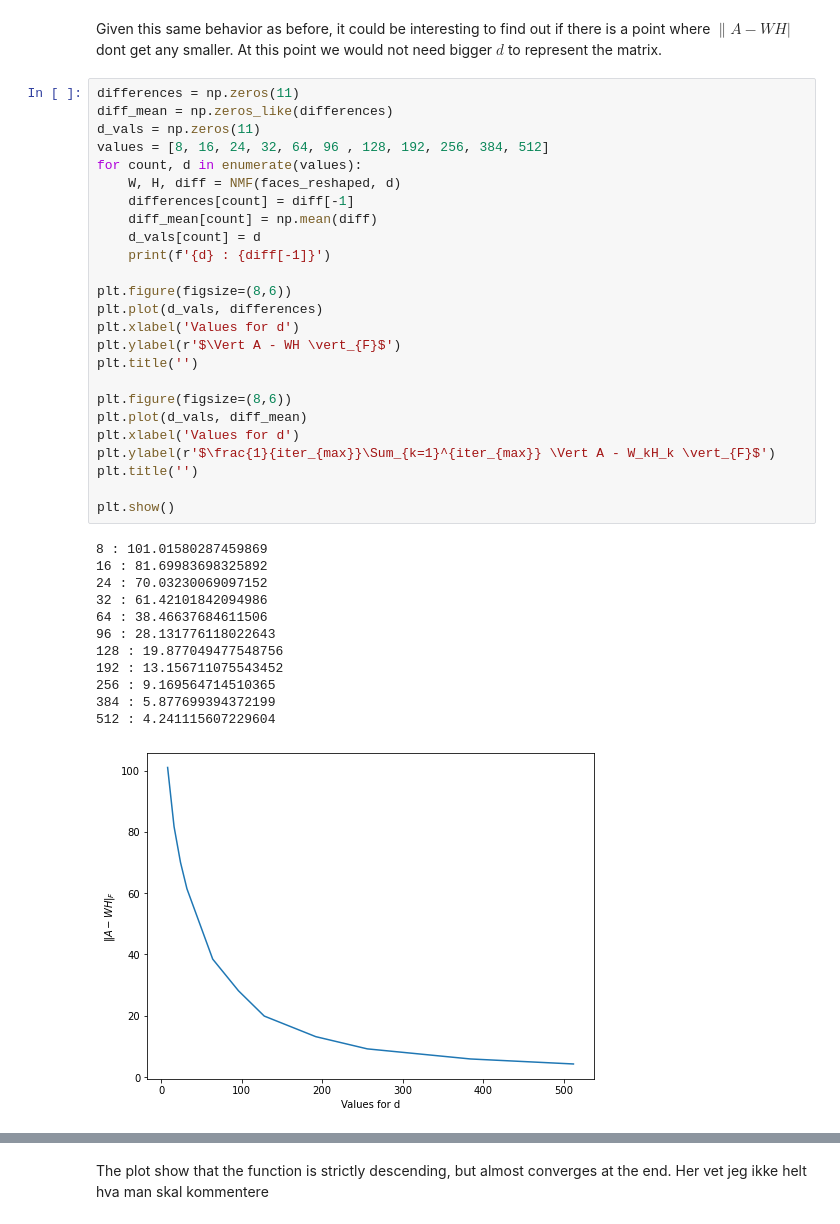
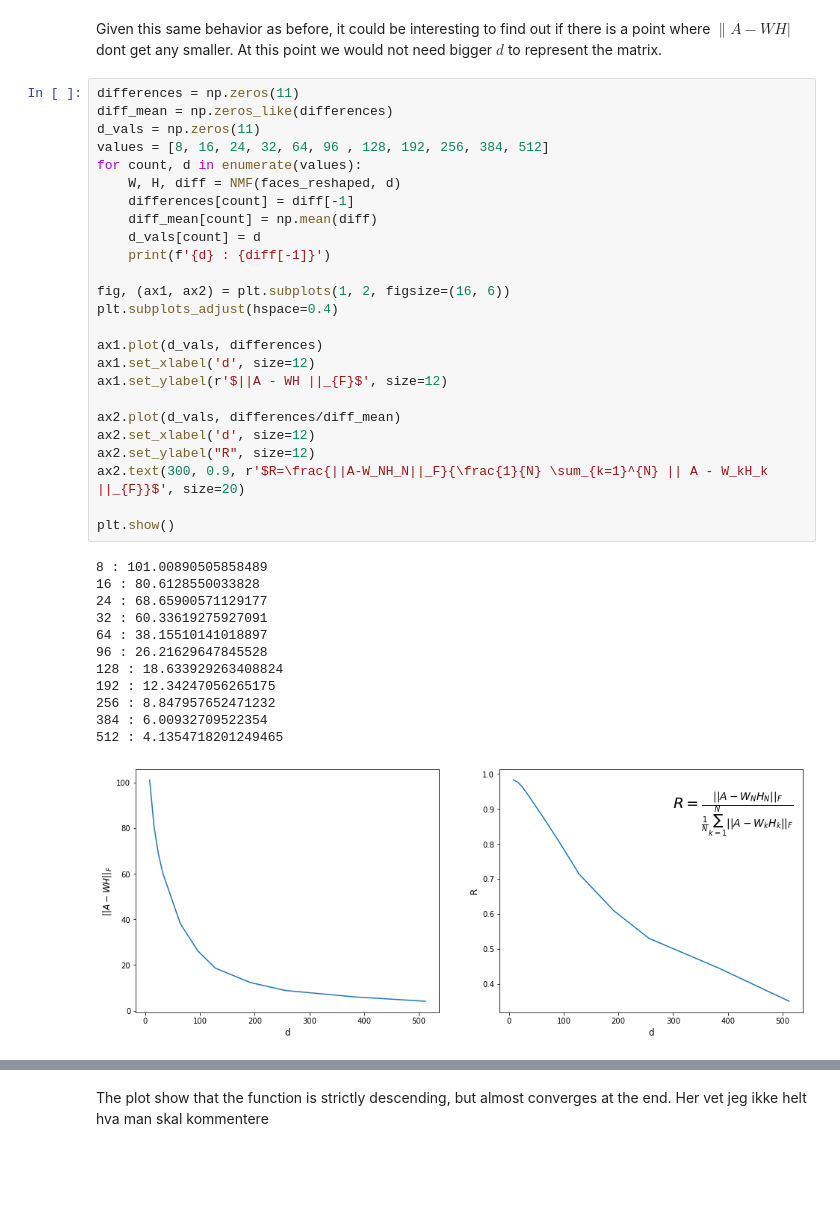
Before and after one commit to LaserGreco/Vitber-Prosjekt-3, a Jupyter notebook: rapport.ipynb, the cells around one changed output, grey strips where cells are left out. Cells and saved outputs as stored; diff of their text form; blank space fills up the shorter version.

Commit message:
Pynting av plots

```diff
--- a/rapport.ipynb
+++ b/rapport.ipynb
@@ -583,38 +589,38 @@ Given this same behavior as before, it could be interesting to find out if there
 # %%
 differences = np.zeros(11)
 diff_mean = np.zeros_like(differences)
 d_vals = np.zeros(11)
 values = [8, 16, 24, 32, 64, 96 , 128, 192, 256, 384, 512]
 for count, d in enumerate(values):
     W, H, diff = NMF(faces_reshaped, d)
     differences[count] = diff[-1]
     diff_mean[count] = np.mean(diff)
     d_vals[count] = d
     print(f'{d} : {diff[-1]}')
 
-plt.figure(figsize=(8,6))
-plt.plot(d_vals, differences)
-plt.xlabel('Values for d')
-plt.ylabel(r'$\Vert A - WH \vert_{F}$')
-plt.title('')
+fig, (ax1, ax2) = plt.subplots(1, 2, figsize=(16, 6))
+plt.subplots_adjust(hspace=0.4)
 
-plt.figure(figsize=(8,6))
-plt.plot(d_vals, diff_mean)
-plt.xlabel('Values for d')
-plt.ylabel(r'$\frac{1}{iter_{max}}\Sum_{k=1}^{iter_{max}} \Vert A - W_kH_k \vert_{F}$')
-plt.title('')
+ax1.plot(d_vals, differences)
+ax1.set_xlabel('d', size=12)
+ax1.set_ylabel(r'$||A - WH ||_{F}$', size=12)
+
+ax2.plot(d_vals, differences/diff_mean)
+ax2.set_xlabel('d', size=12)
+ax2.set_ylabel("R", size=12)
+ax2.text(300, 0.9, r'$R=\frac{||A-W_NH_N||_F}{\frac{1}{N} \sum_{k=1}^{N} || A - W_kH_k ||_{F}}$', size=20)
 
 plt.show()
 # %% [output]
-8 : 101.01580287459869
-16 : 81.69983698325892
-24 : 70.03230069097152
-32 : 61.42101842094986
-64 : 38.46637684611506
-96 : 28.131776118022643
-128 : 19.877049477548756
-192 : 13.156711075543452
-256 : 9.169564714510365
-384 : 5.877699394372199
-512 : 4.241115607229604
+8 : 101.00890505858489
+16 : 80.6128550033828
+24 : 68.65900571129177
+32 : 60.33619275927091
+64 : 38.15510141018897
+96 : 26.21629647845528
+128 : 18.633929263408824
+192 : 12.34247056265175
+256 : 8.847957652471232
+384 : 6.00932709522354
+512 : 4.1354718201249465
-[figure, old version]
+[figure, new version]
```
Also changed, not shown: parts of 20 cells of this notebook.
